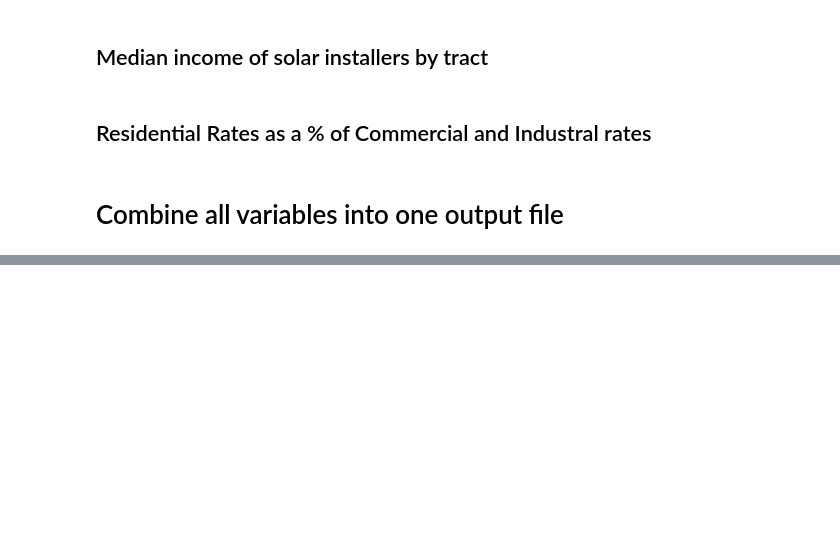
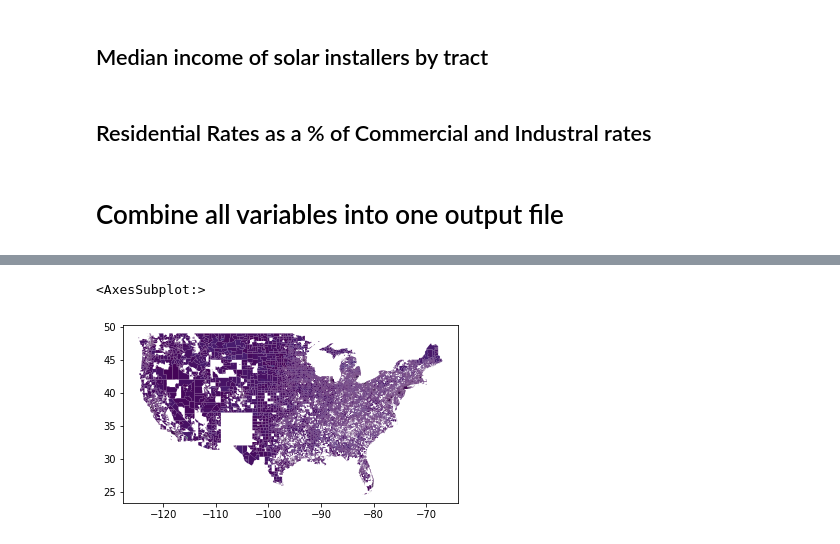
Before and after one commit to Energy-Equity-Project/EEP_Data_Pipeline, a Jupyter notebook: clean_preprocess.ipynb, the cells around one changed output, grey strips where cells are left out. Drawn from its saved outputs; the diff is of its cells as text; code cells hidden in the pictures; blank space fills up the shorter version.

```diff
--- a/clean_preprocess.ipynb
+++ b/clean_preprocess.ipynb
@@ -466,0 +525,5 @@ eep.head()
+# %%
+eep_final.plot(column = "energy_burden")
+# %% [output]
+<AxesSubplot:>
+[figure, added]
```
Also changed, not shown: parts of 11 cells of this notebook, 1 other file.
